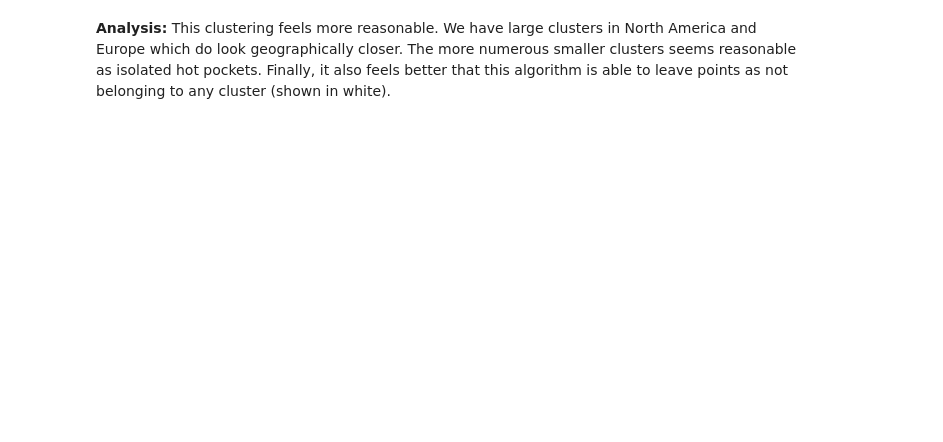
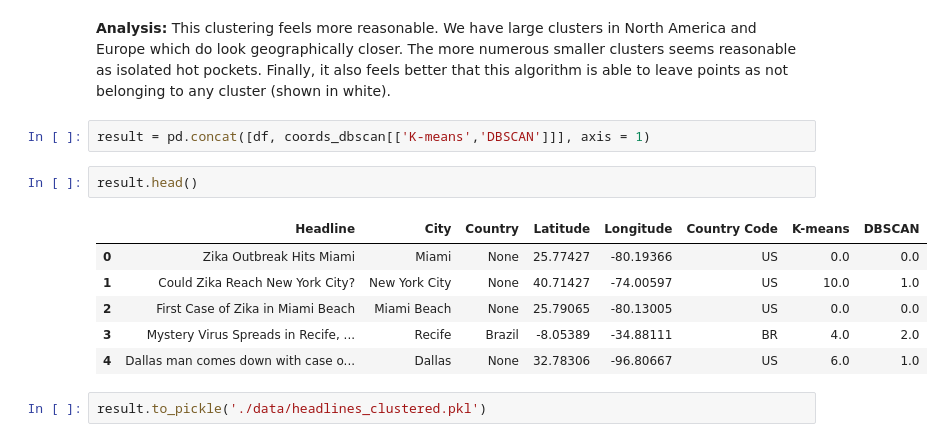
Before and after one commit to stan-t/liveProject-disease, a Jupyter notebook: Part3 Submit.ipynb, the cells around one changed output. Drawn from its saved outputs; the diff is of its cells as text; blank space fills up the shorter version.

```diff
--- a/Part3 Submit.ipynb
+++ b/Part3 Submit.ipynb
@@ -256,2 +256,15 @@ visualize_clusters(coords_dbscan, map_colors)
 # %% [markdown]
 **Analysis:** This clustering feels more reasonable. We have large clusters in North America and Europe which do look geographically closer. The more numerous smaller clusters seems reasonable as isolated hot pockets. Finally, it also feels better that this algorithm is able to leave points as not belonging to any cluster (shown in white).
+# %%
+result = pd.concat([df, coords_dbscan[['K-means','DBSCAN']]], axis = 1)
+# %%
+result.head()
+# %% [output]
+|  | Headline | City | Country | Latitude | Longitude | Country Code | K-means | DBSCAN |
+| 0 | Zika Outbreak Hits Miami | Miami | None | 25.77427 | -80.19366 | US | 0.0 | 0.0 |
+| 1 | Could Zika Reach New York City? | New York City | None | 40.71427 | -74.00597 | US | 10.0 | 1.0 |
+| 2 | First Case of Zika in Miami Beach | Miami Beach | None | 25.79065 | -80.13005 | US | 0.0 | 0.0 |
+| 3 | Mystery Virus Spreads in Recife, ... | Recife | Brazil | -8.05389 | -34.88111 | BR | 4.0 | 2.0 |
+| 4 | Dallas man comes down with case o... | Dallas | None | 32.78306 | -96.80667 | US | 6.0 | 1.0 |
+# %%
+result.to_pickle('./data/headlines_clustered.pkl')
```
Also changed, not shown: parts of 7 cells of this notebook.
